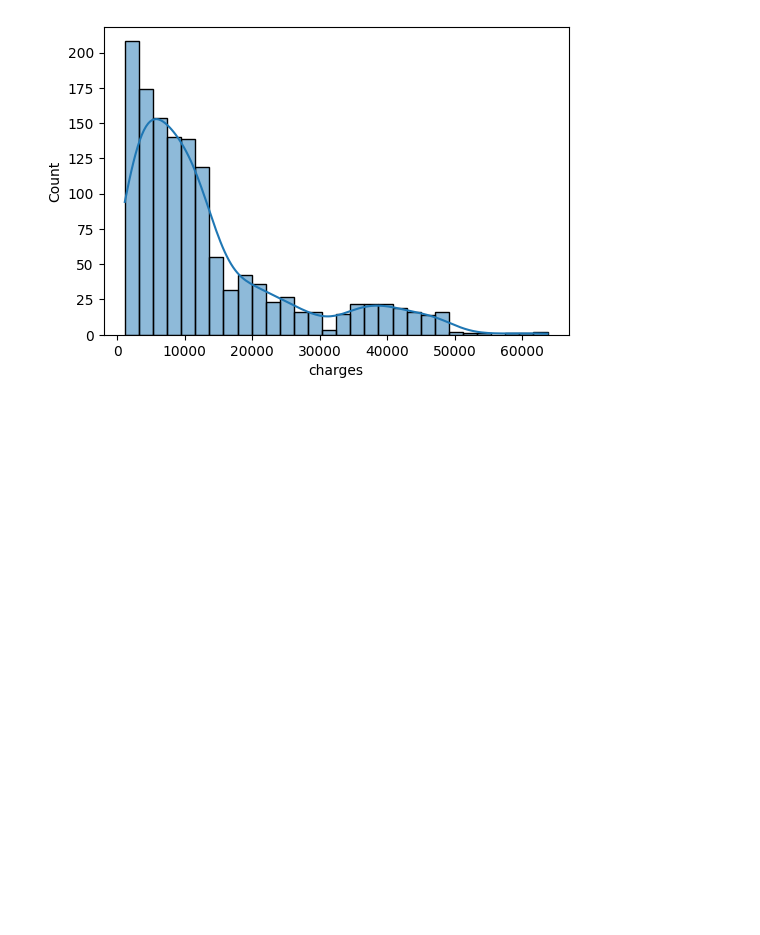
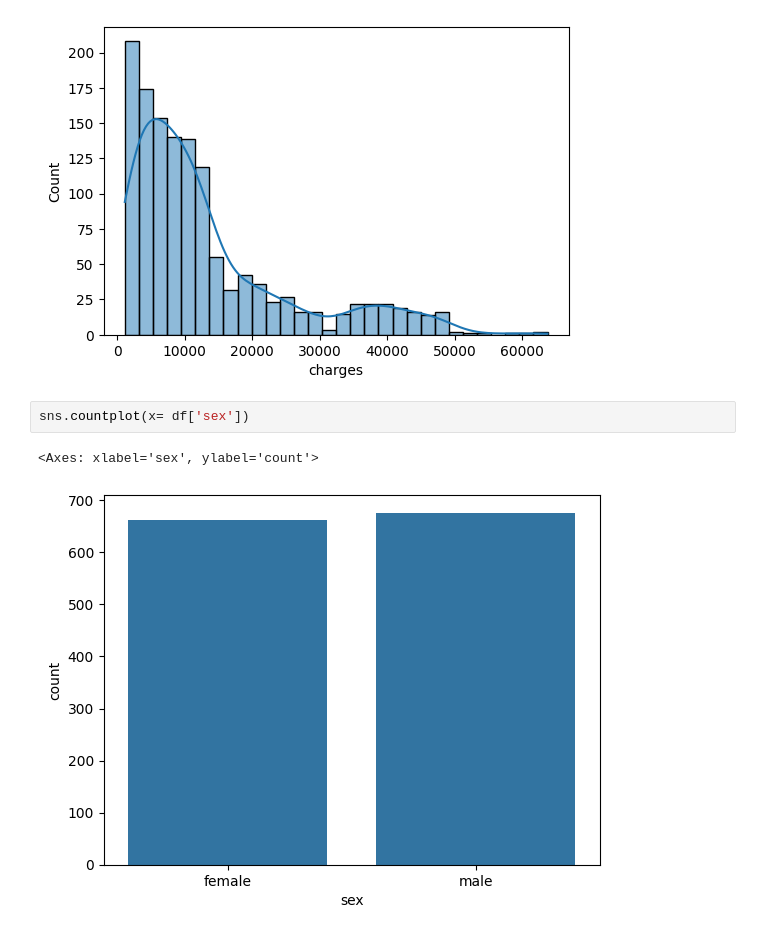
Before and after one commit to rahul-gitt/AI-ML-JOURNEY, a Jupyter notebook: scikit-learn/insurance_Project_/main.ipynb, the cells around one changed output. Cells and saved outputs as stored; diff of their text form; blank space fills up the shorter version.

```diff
--- a/scikit-learn/insurance_Project_/main.ipynb
+++ b/scikit-learn/insurance_Project_/main.ipynb
@@ -56,3 +56,8 @@ for clm in numeric_clm:
 [figure]
 [figure]
 [figure]
+# %%
+sns.countplot(x= df['sex'])
+# %% [output]
+<Axes: xlabel='sex', ylabel='count'>
+[figure, added]
```
Also changed, not shown: parts of 2 cells of this notebook.
